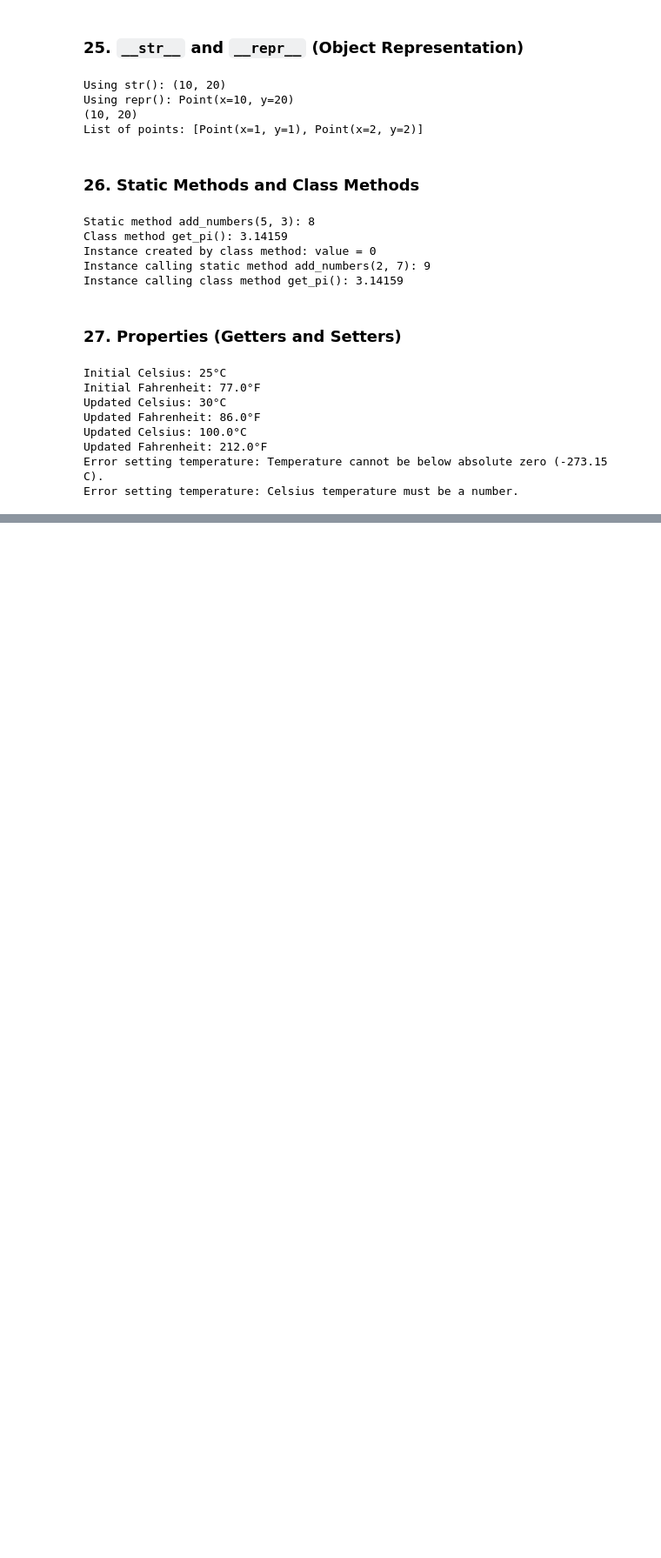
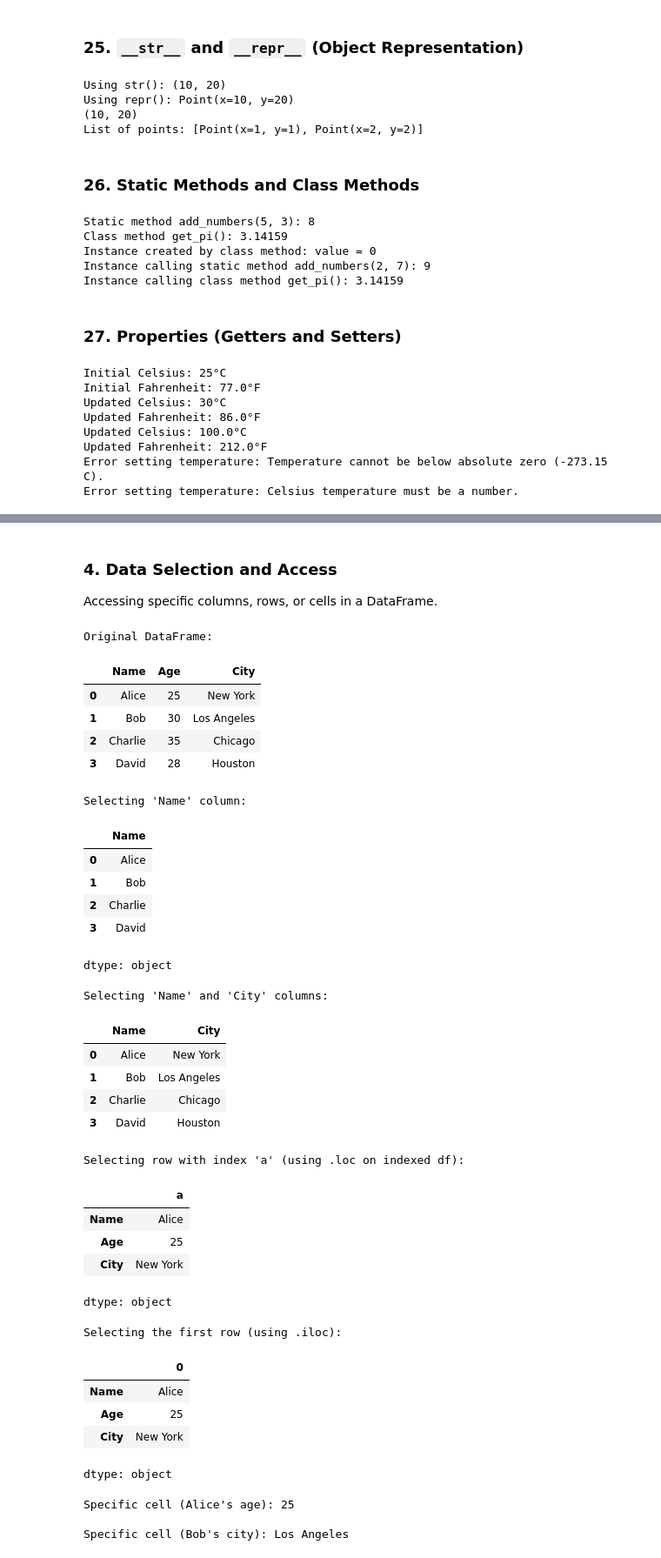
Before and after one commit to Siddharth5723/AI-Powered-Regulatory-Compliance-Checker-for-Contracts, a Jupyter notebook: task_week_1.ipynb, the cells around one changed output, grey strips where cells are left out. Shown at 87% size. Cells and saved outputs as stored; diff of their text form; code cells hidden in the pictures; blank space fills up the shorter version.

```diff
--- a/task_week_1.ipynb
+++ b/task_week_1.ipynb
@@ -333,0 +792,64 @@ Error setting temperature: Celsius temperature must be a number.
+# %% [markdown]
+### 4. Data Selection and Access
+
+Accessing specific columns, rows, or cells in a DataFrame.
+# %%
+print("Original DataFrame:\n")
+display(df_from_dict)
+
+# Select a single column
+print("\nSelecting 'Name' column:\n")
+display(df_from_dict['Name'])
+
+# Select multiple columns
+print("\nSelecting 'Name' and 'City' columns:\n")
+display(df_from_dict[['Name', 'City']])
+
+# Select rows by label using .loc
+print("\nSelecting row with index 'a' (using .loc on indexed df):\n")
+display(df_indexed.loc['a'])
+
+# Select rows by integer position using .iloc
+print("\nSelecting the first row (using .iloc):\n")
+display(df_from_dict.iloc[0])
+
+# Select a specific cell using .loc[row_label, col_label]
+print(f"\nSpecific cell (Alice's age): {df_from_dict.loc[0, 'Age']}\n")
+
+# Select a specific cell using .iloc[row_position, col_position]
+print(f"Specific cell (Bob's city): {df_from_dict.iloc[1, 2]}\n")
+# %% [output]
+Original DataFrame:
+|  | Name | Age | City |
+| 0 | Alice | 25 | New York |
+| 1 | Bob | 30 | Los Angeles |
+| 2 | Charlie | 35 | Chicago |
+| 3 | David | 28 | Houston |
+Selecting 'Name' column:
+|  | Name |
+| 0 | Alice |
+| 1 | Bob |
+| 2 | Charlie |
+| 3 | David |
+dtype: object
+Selecting 'Name' and 'City' columns:
+|  | Name | City |
+| 0 | Alice | New York |
+| 1 | Bob | Los Angeles |
+| 2 | Charlie | Chicago |
+| 3 | David | Houston |
+Selecting row with index 'a' (using .loc on indexed df):
+|  | a |
+| Name | Alice |
+| Age | 25 |
+| City | New York |
+dtype: object
+Selecting the first row (using .iloc):
+|  | 0 |
+| Name | Alice |
+| Age | 25 |
+| City | New York |
+dtype: object
+Specific cell (Alice's age): 25
+
+Specific cell (Bob's city): Los Angeles
```
Also changed, not shown: parts of 30 cells of this notebook.
